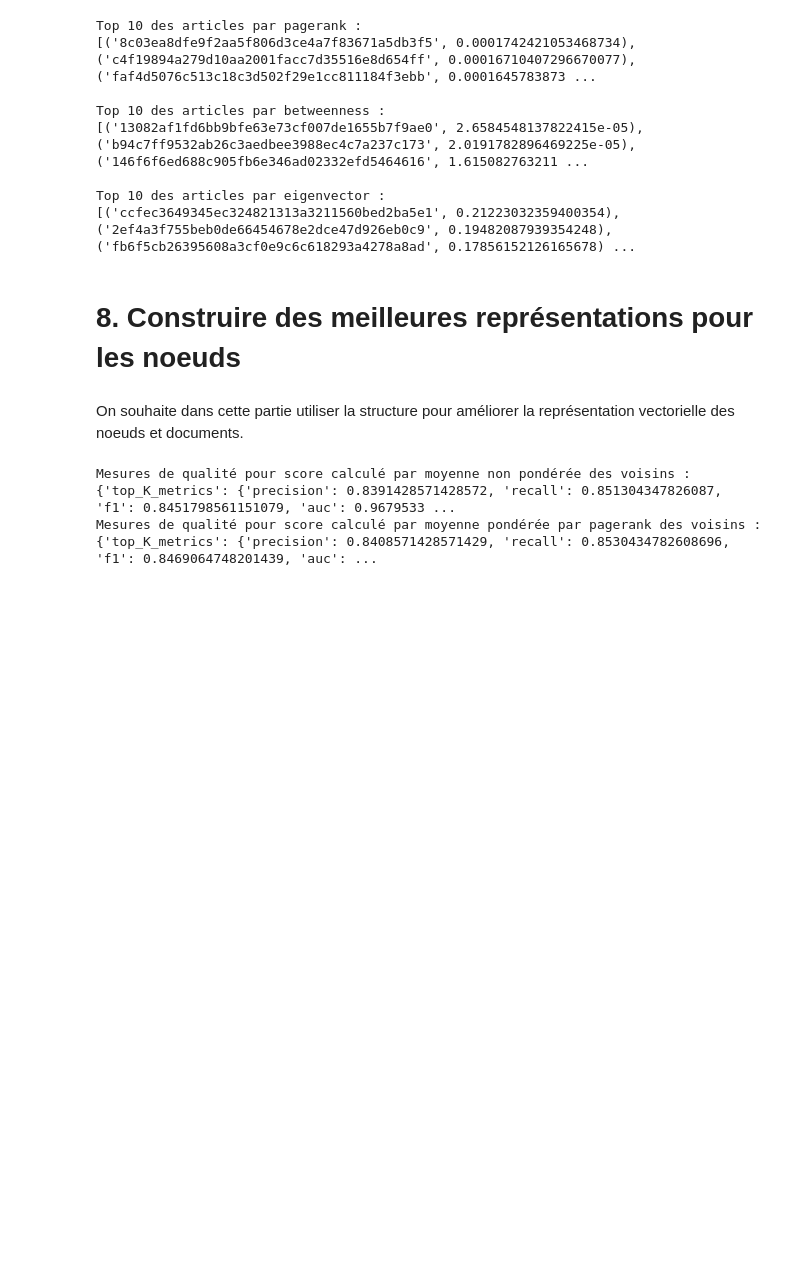
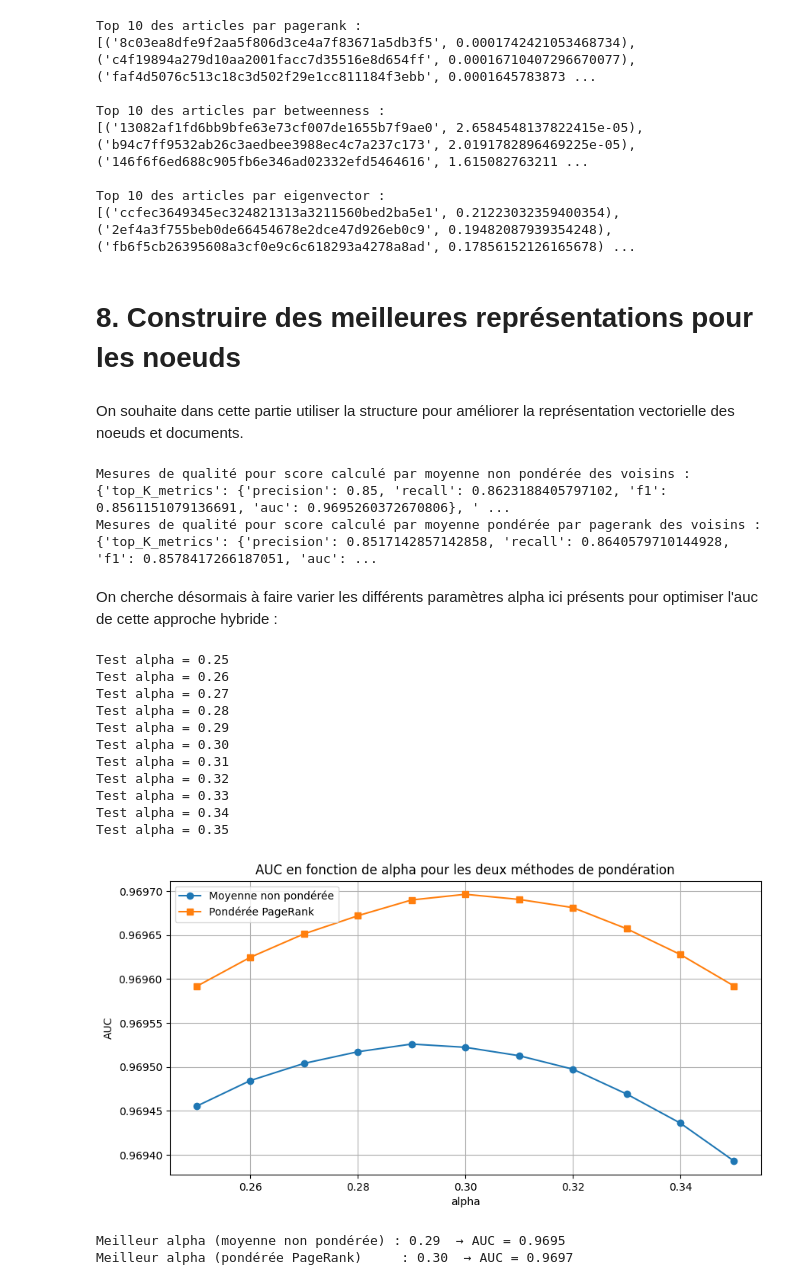
Before and after one commit to Lserval/BE2_DS, a Jupyter notebook: notebook_thomas_final.ipynb, the cells around one changed output. Saved outputs shown, nothing was run; the diff lists cells and outputs as text; code cells hidden in the pictures; blank space fills up the shorter version.

```diff
--- a/notebook_thomas_final.ipynb
+++ b/notebook_thomas_final.ipynb
@@ -1061,9 +1062,10 @@ def compute_pagerank_weighted_embeddings(G, embeddings, id_to_index, pagerank, a
 
 pagerank = nx.pagerank(G, alpha=0.85)
 
-enhanced_embeddingsV1 = compute_graph_enhanced_embeddings(G, embeddings, id_to_index, alpha=0.5)
+#On teste par la suite les meilleurs alpha pour ces deux calculs d'embeddings suivants, on trouve alpha=0.29 et 0.30 respectivement
+enhanced_embeddingsV1 = compute_graph_enhanced_embeddings(G, embeddings, id_to_index, alpha=0.29)
 
-enhanced_embeddingsV2 = compute_pagerank_weighted_embeddings(G, embeddings, id_to_index, pagerank, alpha=0.5)
+enhanced_embeddingsV2 = compute_pagerank_weighted_embeddings(G, embeddings, id_to_index, pagerank, alpha=0.3)
 
 results = search_with_embeddings(query, candidate_ids, enhanced_embeddingsV2, id_to_index)
 
@@ -1086,5 +1088,76 @@ enhanced_metricsV2 = evaluate_all(
 print("Mesures de qualité pour score calculé par moyenne non pondérée des voisins :", enhanced_metricsV1)
 print("Mesures de qualité pour score calculé par moyenne pondérée par pagerank des voisins :", enhanced_metricsV2)
 # %% [output]
-Mesures de qualité pour score calculé par moyenne non pondérée des voisins : {'top_K_metrics': {'precision': 0.8391428571428572, 'recall': 0.851304347826087, 'f1': 0.8451798561151079, 'auc': 0.9679533 ...
-Mesures de qualité pour score calculé par moyenne pondérée par pagerank des voisins : {'top_K_metrics': {'precision': 0.8408571428571429, 'recall': 0.8530434782608696, 'f1': 0.8469064748201439, 'auc': ...
+Mesures de qualité pour score calculé par moyenne non pondérée des voisins : {'top_K_metrics': {'precision': 0.85, 'recall': 0.8623188405797102, 'f1': 0.8561151079136691, 'auc': 0.9695260372670806}, ' ...
+Mesures de qualité pour score calculé par moyenne pondérée par pagerank des voisins : {'top_K_metrics': {'precision': 0.8517142857142858, 'recall': 0.8640579710144928, 'f1': 0.8578417266187051, 'auc': ...
+# %% [markdown]
+On cherche désormais à faire varier les différents paramètres alpha ici présents pour optimiser l'auc de cette approche hybride :
+# %%
+import numpy as np
+import matplotlib.pyplot as plt
+
+# valeurs d'alpha à tester
+alpha_values = np.linspace(0.25, 0.35, 11)  #Premier essai entre 0 et 1, on a trouvé alpha = 0.3 donnant le aux max
+
+auc_results_V1 = []
+auc_results_V2 = []
+
+for alpha in alpha_values:
+    print(f"Test alpha = {alpha:.2f}")
+
+    # embeddings améliorés non pondérés
+    enhanced_V1 = compute_graph_enhanced_embeddings(
+        G, embeddings, id_to_index, alpha=alpha
+    )
+
+    # embeddings améliorés pondérés pagerank
+    enhanced_V2 = compute_pagerank_weighted_embeddings(
+        G, embeddings, id_to_index, pagerank, alpha=alpha
+    )
+
+    metrics_V1 = evaluate_top_k(
+        enhanced_V1, K, queries, qrels_valid, id_to_index
+    )
+    metrics_V2 = evaluate_top_k(
+        enhanced_V2, K, queries, qrels_valid, id_to_index
+    )
+
+    auc_results_V1.append(metrics_V1["auc"])
+    auc_results_V2.append(metrics_V2["auc"])
+
+#Affichage
+
+plt.figure(figsize=(10, 5))
+plt.plot(alpha_values, auc_results_V1, marker="o", label="Moyenne non pondérée")
+plt.plot(alpha_values, auc_results_V2, marker="s", label="Pondérée PageRank")
+plt.xlabel("alpha")
+plt.ylabel("AUC")
+plt.title("AUC en fonction de alpha pour les deux méthodes de pondération")
+plt.grid(True)
+plt.legend()
+plt.show()
+
+# Pour l'affichage direct des meilleurs alpha :
+best_alpha_V1 = alpha_values[np.argmax(auc_results_V1)]
+best_auc_V1 = max(auc_results_V1)
+
+best_alpha_V2 = alpha_values[np.argmax(auc_results_V2)]
+best_auc_V2 = max(auc_results_V2)
+
+print(f"Meilleur alpha (moyenne non pondérée) : {best_alpha_V1:.2f}  → AUC = {best_auc_V1:.4f}")
+print(f"Meilleur alpha (pondérée PageRank)     : {best_alpha_V2:.2f}  → AUC = {best_auc_V2:.4f}")
+# %% [output]
+Test alpha = 0.25
+Test alpha = 0.26
+Test alpha = 0.27
+Test alpha = 0.28
+Test alpha = 0.29
+Test alpha = 0.30
+Test alpha = 0.31
+Test alpha = 0.32
+Test alpha = 0.33
+Test alpha = 0.34
+Test alpha = 0.35
+[figure, added]
+Meilleur alpha (moyenne non pondérée) : 0.29  → AUC = 0.9695
+Meilleur alpha (pondérée PageRank)     : 0.30  → AUC = 0.9697
```
Also changed, not shown: parts of 1 cell of this notebook.
